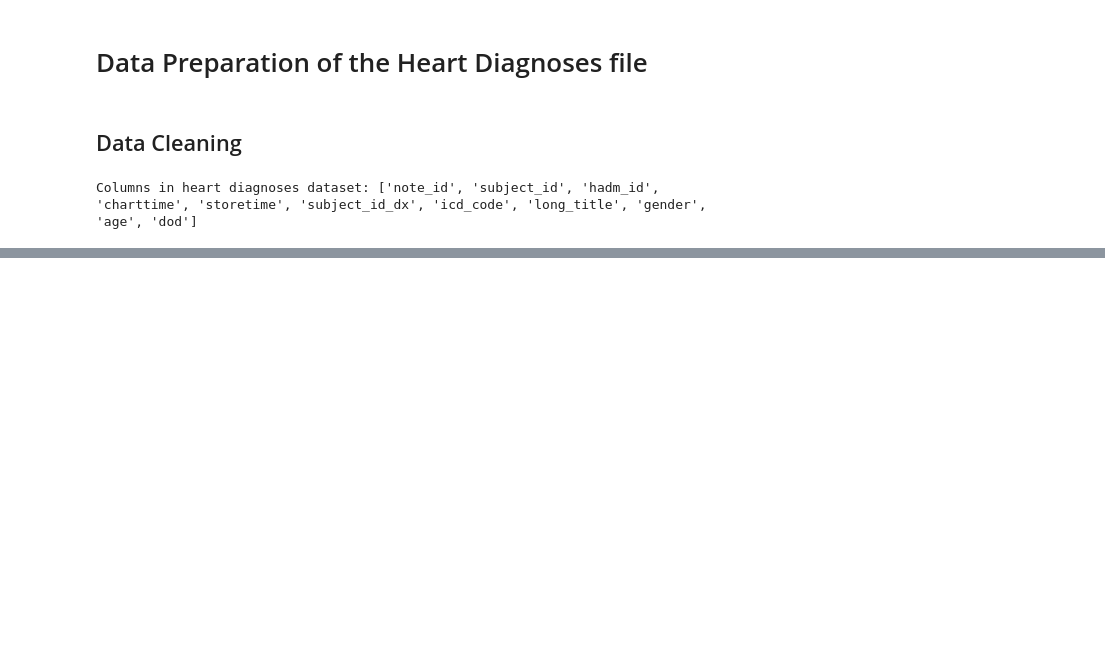
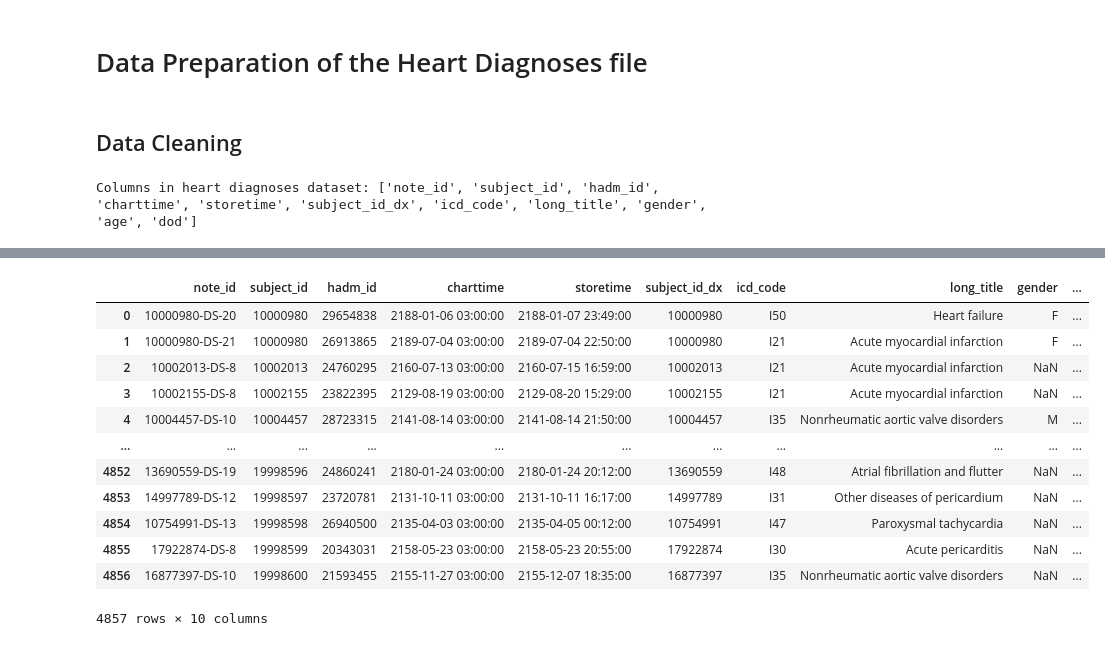
Before and after one commit to TommyTokk/DA4DH, a Jupyter notebook: notebooks/DataPreparation/data_preparation_hd.ipynb, the cells around one changed output, grey strips where cells are left out. Cells and saved outputs as stored; diff of their text form; code cells hidden in the pictures; blank space fills up the shorter version.

```diff
--- a/notebooks/DataPreparation/data_preparation_hd.ipynb
+++ b/notebooks/DataPreparation/data_preparation_hd.ipynb
@@ -54,0 +124,32 @@ Name: icd_code, dtype: object
+# %%
+# Calculate median age per icd_code
+icd_stats = heart_diagnoses_df.groupby('icd_code')['age'].median().reset_index()
+
+icd_stats.columns = ['icd_code', 'median_age']
+
+# Join median age back to the original dataframe
+heart_diagnoses_df = heart_diagnoses_df.merge(icd_stats, on='icd_code', how='left')
+
+
+
+# Fill missing age values with the median_age for that icd_code
+heart_diagnoses_df['age'] = heart_diagnoses_df['age'].fillna(heart_diagnoses_df['median_age'])
+heart_diagnoses_df['age'] = heart_diagnoses_df['age'].astype(int)
+
+# Drop the temporary median_age column
+heart_diagnoses_df = heart_diagnoses_df.drop(columns=['median_age'])
+heart_diagnoses_df
+# %% [output]
+|  | note_id | subject_id | hadm_id | charttime | storetime | subject_id_dx | icd_code | long_title | gender | ... |
+| 0 | 10000980-DS-20 | 10000980 | 29654838 | 2188-01-06 03:00:00 | 2188-01-07 23:49:00 | 10000980 | I50 | Heart failure | F | ... |
+| 1 | 10000980-DS-21 | 10000980 | 26913865 | 2189-07-04 03:00:00 | 2189-07-04 22:50:00 | 10000980 | I21 | Acute myocardial infarction | F | ... |
+| 2 | 10002013-DS-8 | 10002013 | 24760295 | 2160-07-13 03:00:00 | 2160-07-15 16:59:00 | 10002013 | I21 | Acute myocardial infarction | NaN | ... |
+| 3 | 10002155-DS-8 | 10002155 | 23822395 | 2129-08-19 03:00:00 | 2129-08-20 15:29:00 | 10002155 | I21 | Acute myocardial infarction | NaN | ... |
+| 4 | 10004457-DS-10 | 10004457 | 28723315 | 2141-08-14 03:00:00 | 2141-08-14 21:50:00 | 10004457 | I35 | Nonrheumatic aortic valve disorders | M | ... |
+| ... | ... | ... | ... | ... | ... | ... | ... | ... | ... | ... |
+| 4852 | 13690559-DS-19 | 19998596 | 24860241 | 2180-01-24 03:00:00 | 2180-01-24 20:12:00 | 13690559 | I48 | Atrial fibrillation and flutter | NaN | ... |
+| 4853 | 14997789-DS-12 | 19998597 | 23720781 | 2131-10-11 03:00:00 | 2131-10-11 16:17:00 | 14997789 | I31 | Other diseases of pericardium | NaN | ... |
+| 4854 | 10754991-DS-13 | 19998598 | 26940500 | 2135-04-03 03:00:00 | 2135-04-05 00:12:00 | 10754991 | I47 | Paroxysmal tachycardia | NaN | ... |
+| 4855 | 17922874-DS-8 | 19998599 | 20343031 | 2158-05-23 03:00:00 | 2158-05-23 20:55:00 | 17922874 | I30 | Acute pericarditis | NaN | ... |
+| 4856 | 16877397-DS-10 | 19998600 | 21593455 | 2155-11-27 03:00:00 | 2155-12-07 18:35:00 | 16877397 | I35 | Nonrheumatic aortic valve disorders | NaN | ... |
+4857 rows × 10 columns
```
Also changed, not shown: parts of 14 cells of this notebook, 6 other files.
